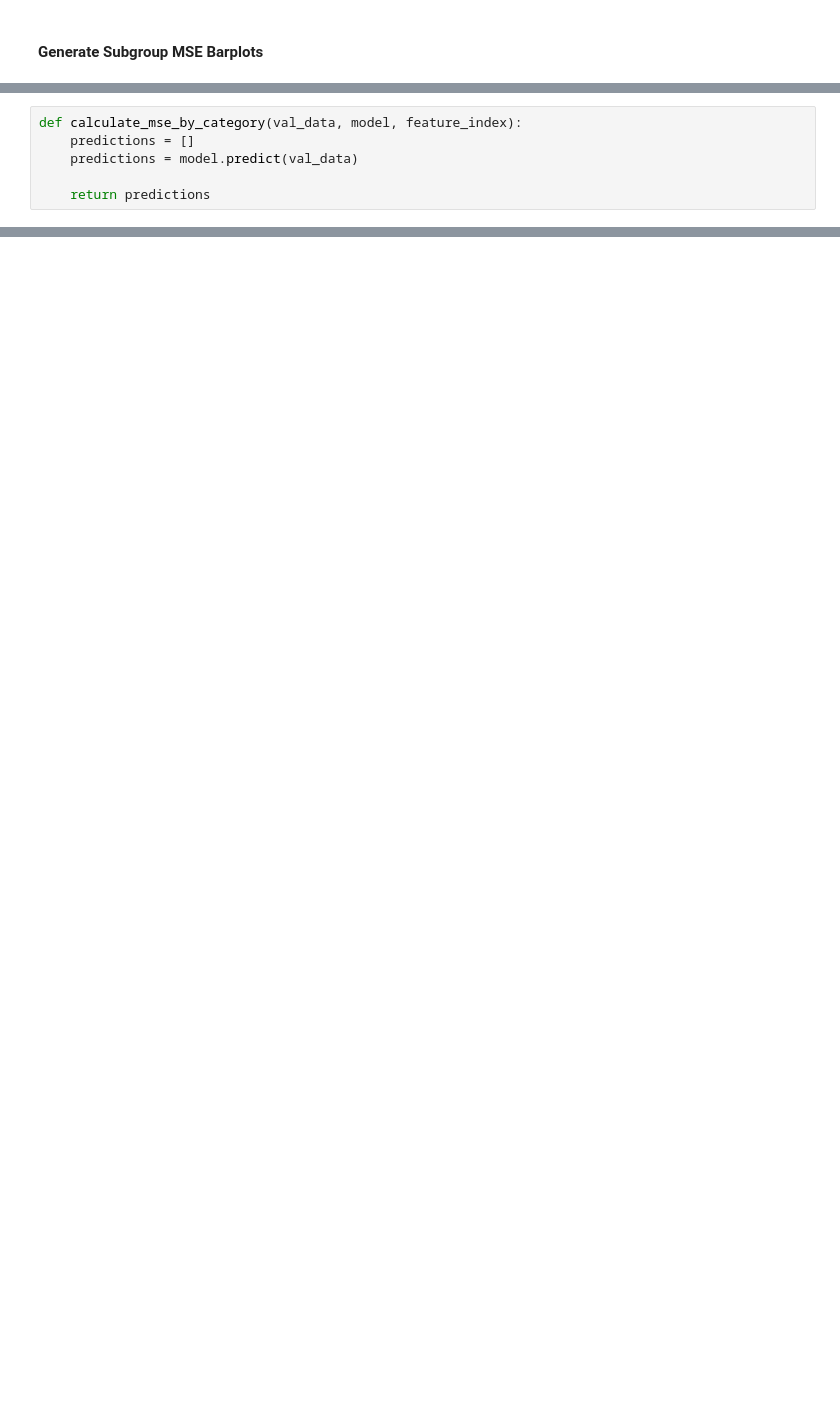
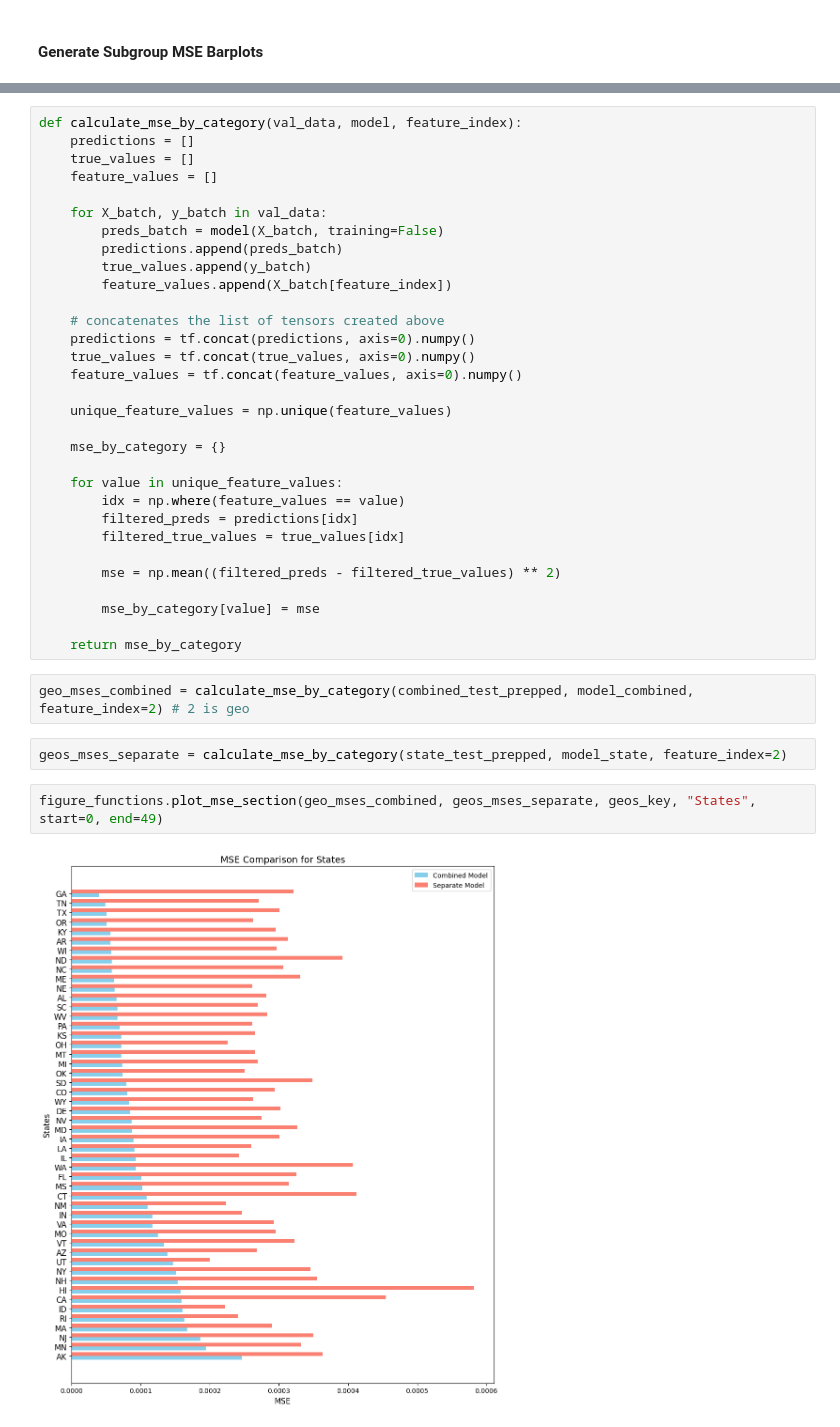
Before and after one commit to paigenpark/deep-mort, a Jupyter notebook: code/evaluate_models.ipynb, the cells around one changed output, grey strips where cells are left out. Drawn from its saved outputs; the diff is of its cells as text; blank space fills up the shorter version.

```diff
--- a/code/evaluate_models.ipynb
+++ b/code/evaluate_models.ipynb
@@ -1035,6 +470,0 @@ Method 1: Generate predictions for whole validation set, then filter sample and
-# %%
-def calculate_mse_by_category(val_data, model, feature_index):
-    predictions = []
-    predictions = model.predict(val_data)
-
-    return predictions
@@ -1057,0 +512,39 @@ Method 2: Use model.evalulate on subsamples
+# %%
+def calculate_mse_by_category(val_data, model, feature_index):
+    predictions = []
+    true_values = []
+    feature_values = []
+
+    for X_batch, y_batch in val_data:
+        preds_batch = model(X_batch, training=False)
+        predictions.append(preds_batch)
+        true_values.append(y_batch)
+        feature_values.append(X_batch[feature_index])
+
+    # concatenates the list of tensors created above
+    predictions = tf.concat(predictions, axis=0).numpy()
+    true_values = tf.concat(true_values, axis=0).numpy()
+    feature_values = tf.concat(feature_values, axis=0).numpy()
+
+    unique_feature_values = np.unique(feature_values)
+
+    mse_by_category = {}
+
+    for value in unique_feature_values:
+        idx = np.where(feature_values == value)
+        filtered_preds = predictions[idx]
+        filtered_true_values = true_values[idx]
+
+        mse = np.mean((filtered_preds - filtered_true_values) ** 2)
+
+        mse_by_category[value] = mse
+
+    return mse_by_category
+# %%
+geo_mses_combined = calculate_mse_by_category(combined_test_prepped, model_combined, feature_index=2) # 2 is geo
+# %%
+geos_mses_separate = calculate_mse_by_category(state_test_prepped, model_state, feature_index=2)
+# %%
+figure_functions.plot_mse_section(geo_mses_combined, geos_mses_separate, geos_key, "States", start=0, end=49)
+# %% [output]
+[figure, added]
```
Also changed, not shown: parts of 53 cells of this notebook, 4 other files.
